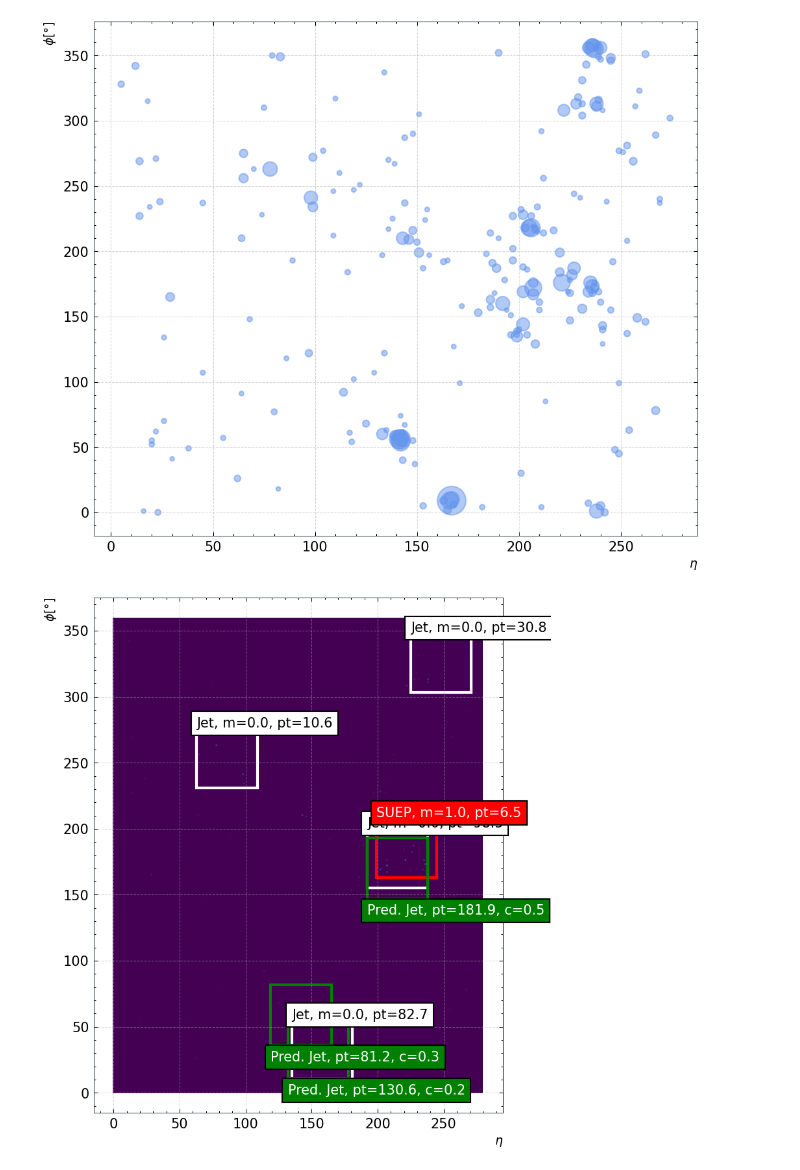
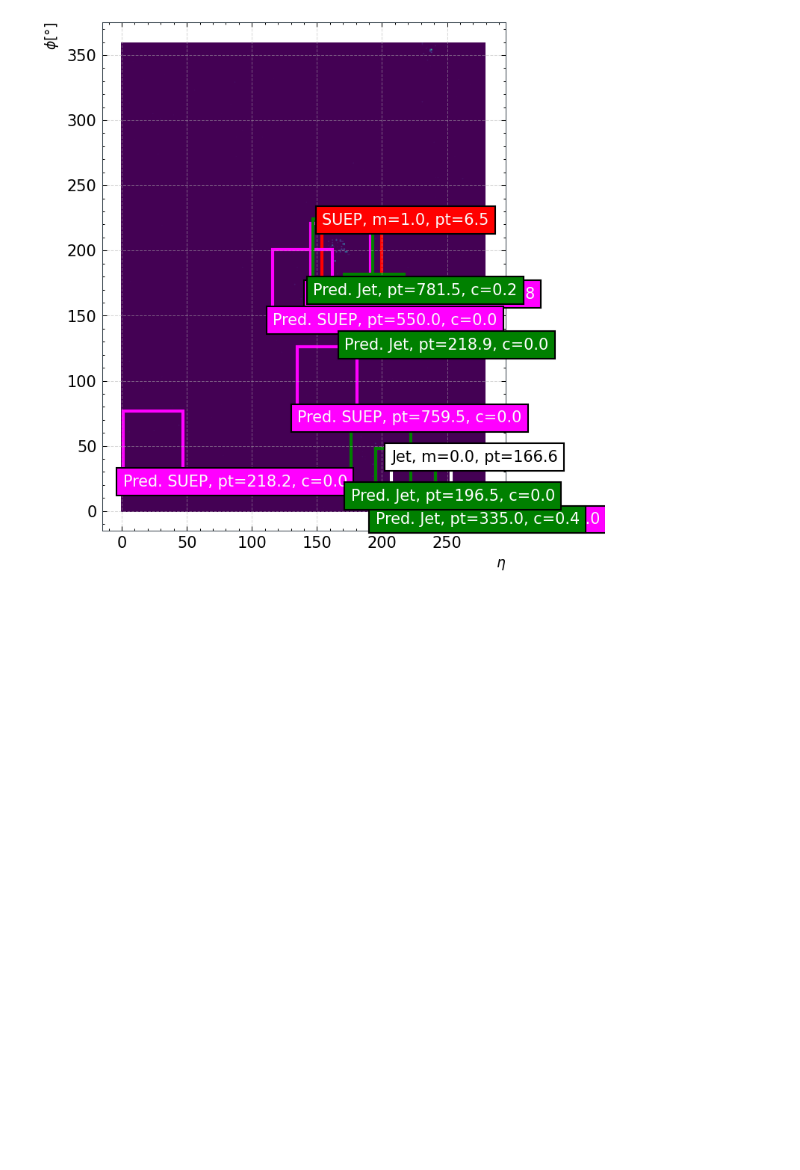
Before and after one commit to SUEPPhysics/PF-Jet-SSD, a Jupyter notebook: net_draw.ipynb, the cells around one changed output. Saved outputs shown, nothing was run; the diff lists cells and outputs as text; code cells hidden in the pictures; blank space fills up the shorter version.

Commit message:
fixed plotting

```diff
--- a/net_draw.ipynb
+++ b/net_draw.ipynb
@@ -37,7 +37,7 @@ plt.style.use('plots/ssdjet.mplstyle')
 # parameters
 events = h5py.File("/home/lavezzo/ssd_data/h5/SUEPPhysicsSSD_0.h5", 'r')
 modelPath = 'models/{}.pth'.format('feb1_v3')
-nEvents = 5
+nEvents = 20
 THRESHOLD = 0.2
 # %%
 # load network
@@ -95,6 +95,7 @@ with torch.no_grad():
 
     for i in range(len(y)):
 
+        event_detections = None
         detections, targets = y_pred[i], y[i]
         #scaler = scalers[i]
         scaler = 1
@@ -120,7 +121,12 @@ with torch.no_grad():
             # sort by confidence
             dts = dts[(-dts[:, 3]).argsort()]
 
-        batch_detections.append(dts)
+            if event_detections is None:
+                event_detections = dts
+            else:
+                event_detections = torch.cat((event_detections, dts))
+
+        batch_detections.append(event_detections)
 # %%
 # Collect data
 pts = events['PFCand_PT'][:nEvents]
@@ -179,7 +185,7 @@ def get_pred_jet_labels(preds):
 def show_image(deposits, true_jets, pred_jets):
     """Draws event in color"""
     offset = 15
-    fig = plt.figure(figsize=(8, 7))
+    fig = plt.figure(figsize=(6,6))
     ax = plt.subplot()
     ax.set_xlim([-offset, deposits.shape[1]+offset])
     ax.set_xlabel('$\eta$', horizontalalignment='right', x=1.0)
@@ -199,9 +205,9 @@ def show_image(deposits, true_jets, pred_jets):
                                    facecolor='none')
             ax.add_patch(s)
             ax.text(j[0]-23, j[1]+23,
-                'SUEP, m={:.1f}, pt={:.1f}'.format(j[-1],j[-2]),
-                color='#FAFAFA',
-                bbox={'facecolor': 'red', 'alpha': 1.0})
+               'SUEP, m={:.1f}, pt={:.1f}'.format(j[-1],j[-2]),
+               color='#FAFAFA',
+               bbox={'facecolor': 'red', 'alpha': 1.0})
         else:
             s = patches.Rectangle((j[0]-23, j[1]-23),
                                    46,
@@ -258,32 +264,34 @@ def plotEtaPhi(eta, phi, energy, visualizeEnergy):
     ax.set_ylabel('$\phi [\degree$]', horizontalalignment='right', y=1.0)
     ax.scatter(eta, phi, s = energy*10,  color='cornflowerblue', alpha = .5 )
 # %%
+THRESHOLD = 0.015
+
 for i in range(nEvents):
+    if i != 4: continue
 
     # energy map
     xeta, xphi, _, img = get_energy_map(etas[i], phis[i], pts[i])
 
     # get scaler for predicted pTs
     scaler = max(pts[i])
 
     # set class labels, get labels for true jets
     class_labels = [int(b) for b in (is_suep[i]) % 2]
     true_jets = get_jet_labels(jet_eta[i], jet_phi[i], jet_pt[i], jet_mass[i])
     for jet, c in zip(true_jets, class_labels): jet.append(c)
 
     # get labels for predicted jets, select only above confident threshold
     pred_jets = get_pred_jet_labels(batch_detections[i].cpu().tolist())
 
     # x y label score pt
     pred_jets = [j for j in pred_jets if j[-2] > THRESHOLD]
     for j in range(len(pred_jets)):
         pred_jets[j][-1] =  pred_jets[j][-1]*scaler
 
     # Visualize the event
-    plotEtaPhi(etas[i], phis[i], pts[i], True)
+    # plotEtaPhi(etas[i], phis[i], pts[i], True)
 
     # Final image with labels
     show_image(img.T, true_jets, pred_jets)
 # %% [output]
-[figure, old version]
+[figure, new version]
-[figure, removed]
```
Also changed, not shown: parts of 2 cells of this notebook.
